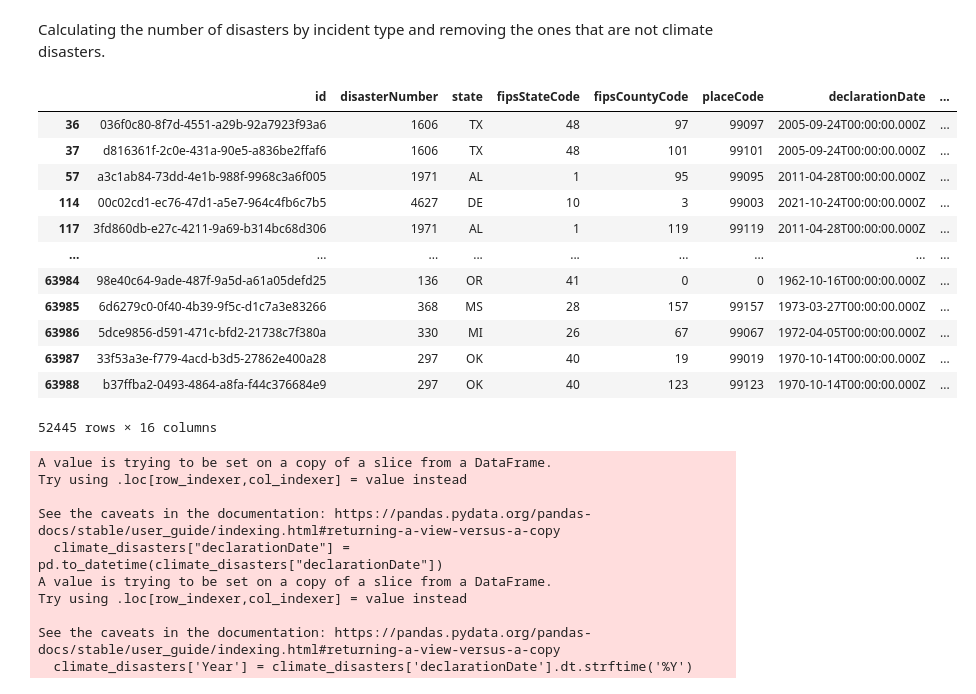
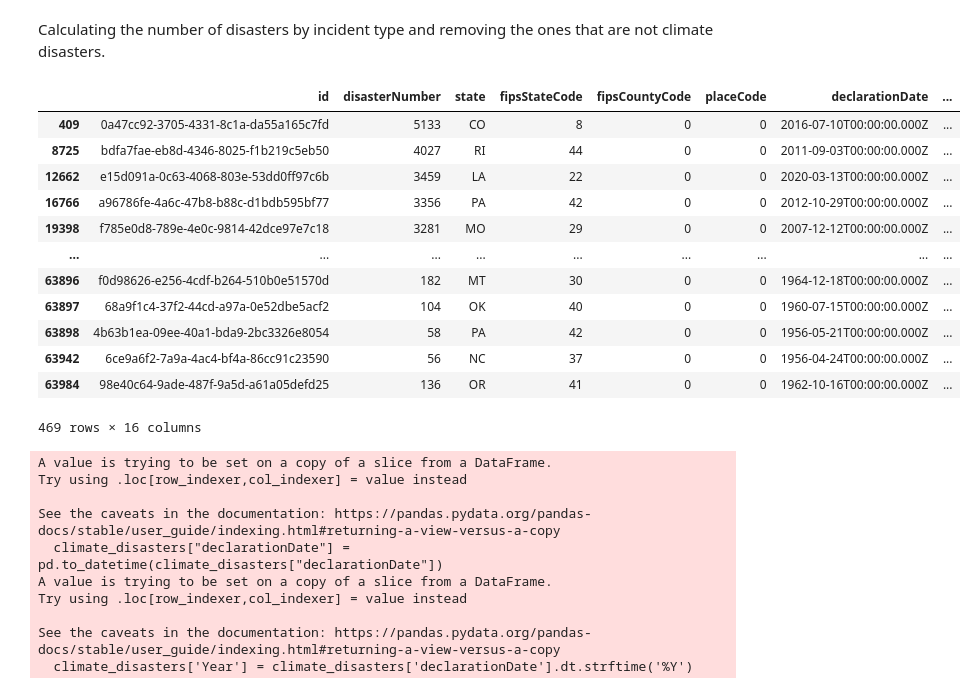
Before and after one commit to uchicago-mscapp-projects/snow-lm, a Jupyter notebook: climate_data.ipynb, the cells around one changed output. Drawn from its saved outputs; the diff is of its cells as text; code cells hidden in the pictures.

```diff
--- a/climate_data.ipynb
+++ b/climate_data.ipynb
@@ -40,28 +40,38 @@ disasters = disasters_raw[['id','disasterNumber', 'state','fipsStateCode','fipsC
     'incidentBeginDate','incidentEndDate','designatedArea']]
 # %% [markdown]
 Calculating the number of disasters by incident type and removing the ones that are not climate disasters.
+# %%
+#disasters.incidentType.value_counts()
+#disasters.loc[disasters["incidentType"] == "Severe Storm(s)"]
+#disasters.loc[disasters["disasterNumber"] == 4672]
+
+state_wide_disasters = disasters.loc[disasters["designatedArea"] == "Statewide"]
+#state_wide_disasters
+#state_wide_disasters_no_dupl = state_wide_disasters.drop_duplicates(subset='disasterNumber', keep="first")
+#state_wide_disasters_no_dupl
+# %% [output]
+|  | id | disasterNumber | state | fipsStateCode | fipsCountyCode | placeCode | declarationDate | ... |
+| 409 | 0a47cc92-3705-4331-8c1a-da55a165c7fd | 5133 | CO | 8 | 0 | 0 | 2016-07-10T00:00:00.000Z | ... |
+| 8725 | bdfa7fae-eb8d-4346-8025-f1b219c5eb50 | 4027 | RI | 44 | 0 | 0 | 2011-09-03T00:00:00.000Z | ... |
+| 12662 | e15d091a-0c63-4068-803e-53dd0ff97c6b | 3459 | LA | 22 | 0 | 0 | 2020-03-13T00:00:00.000Z | ... |
+| 16766 | a96786fe-4a6c-47b8-b88c-d1bdb595bf77 | 3356 | PA | 42 | 0 | 0 | 2012-10-29T00:00:00.000Z | ... |
+| 19398 | f785e0d8-789e-4e0c-9814-42dce97e7c18 | 3281 | MO | 29 | 0 | 0 | 2007-12-12T00:00:00.000Z | ... |
+| ... | ... | ... | ... | ... | ... | ... | ... | ... |
+| 63896 | f0d98626-e256-4cdf-b264-510b0e51570d | 182 | MT | 30 | 0 | 0 | 1964-12-18T00:00:00.000Z | ... |
+| 63897 | 68a9f1c4-37f2-44cd-a97a-0e52dbe5acf2 | 104 | OK | 40 | 0 | 0 | 1960-07-15T00:00:00.000Z | ... |
+| 63898 | 4b63b1ea-09ee-40a1-bda9-2bc3326e8054 | 58 | PA | 42 | 0 | 0 | 1956-05-21T00:00:00.000Z | ... |
+| 63942 | 6ce9a6f2-7a9a-4ac4-bf4a-86cc91c23590 | 56 | NC | 37 | 0 | 0 | 1956-04-24T00:00:00.000Z | ... |
+| 63984 | 98e40c64-9ade-487f-9a5d-a61a05defd25 | 136 | OR | 41 | 0 | 0 | 1962-10-16T00:00:00.000Z | ... |
+469 rows × 16 columns
 # %%
 disasters.incidentType.value_counts()
 disaster_type_list = disasters.incidentType.unique().tolist()
 disaster_type_list
-unwanted_disasters = ['Fire', 'Biological','Toxic Substances','Chemical','Terrorist','Human Cause','Fishing Losses']
+#removing severe storm(s) since they are only 4 which are statewide emergencies that are already covered by severe storm- duplicates
+unwanted_disasters = ['Biological','Toxic Substances','Chemical','Terrorist','Human Cause','Fishing Losses', 'Severe Storm(s)']
 climate_disasters_list = [ele for ele in disaster_type_list if ele not in unwanted_disasters]
 climate_disasters = disasters.loc[disasters['incidentType'].isin(climate_disasters_list)]
 climate_disasters
-# %% [output]
-|  | id | disasterNumber | state | fipsStateCode | fipsCountyCode | placeCode | declarationDate | ... |
-| 36 | 036f0c80-8f7d-4551-a29b-92a7923f93a6 | 1606 | TX | 48 | 97 | 99097 | 2005-09-24T00:00:00.000Z | ... |
-| 37 | d816361f-2c0e-431a-90e5-a836be2ffaf6 | 1606 | TX | 48 | 101 | 99101 | 2005-09-24T00:00:00.000Z | ... |
-| 57 | a3c1ab84-73dd-4e1b-988f-9968c3a6f005 | 1971 | AL | 1 | 95 | 99095 | 2011-04-28T00:00:00.000Z | ... |
-| 114 | 00c02cd1-ec76-47d1-a5e7-964c4fb6c7b5 | 4627 | DE | 10 | 3 | 99003 | 2021-10-24T00:00:00.000Z | ... |
-| 117 | 3fd860db-e27c-4211-9a69-b314bc68d306 | 1971 | AL | 1 | 119 | 99119 | 2011-04-28T00:00:00.000Z | ... |
-| ... | ... | ... | ... | ... | ... | ... | ... | ... |
-| 63984 | 98e40c64-9ade-487f-9a5d-a61a05defd25 | 136 | OR | 41 | 0 | 0 | 1962-10-16T00:00:00.000Z | ... |
-| 63985 | 6d6279c0-0f40-4b39-9f5c-d1c7a3e83266 | 368 | MS | 28 | 157 | 99157 | 1973-03-27T00:00:00.000Z | ... |
-| 63986 | 5dce9856-d591-471c-bfd2-21738c7f380a | 330 | MI | 26 | 67 | 99067 | 1972-04-05T00:00:00.000Z | ... |
-| 63987 | 33f53a3e-f779-4acd-b3d5-27862e400a28 | 297 | OK | 40 | 19 | 99019 | 1970-10-14T00:00:00.000Z | ... |
-| 63988 | b37ffba2-0493-4864-a8fa-f44c376684e9 | 297 | OK | 40 | 123 | 99123 | 1970-10-14T00:00:00.000Z | ... |
-52445 rows × 16 columns
 # %%
 climate_disasters.dtypes
 climate_disasters["declarationDate"] = pd.to_datetime(climate_disasters["declarationDate"])
```
Also changed, not shown: parts of 2 cells of this notebook, 1 other file.
